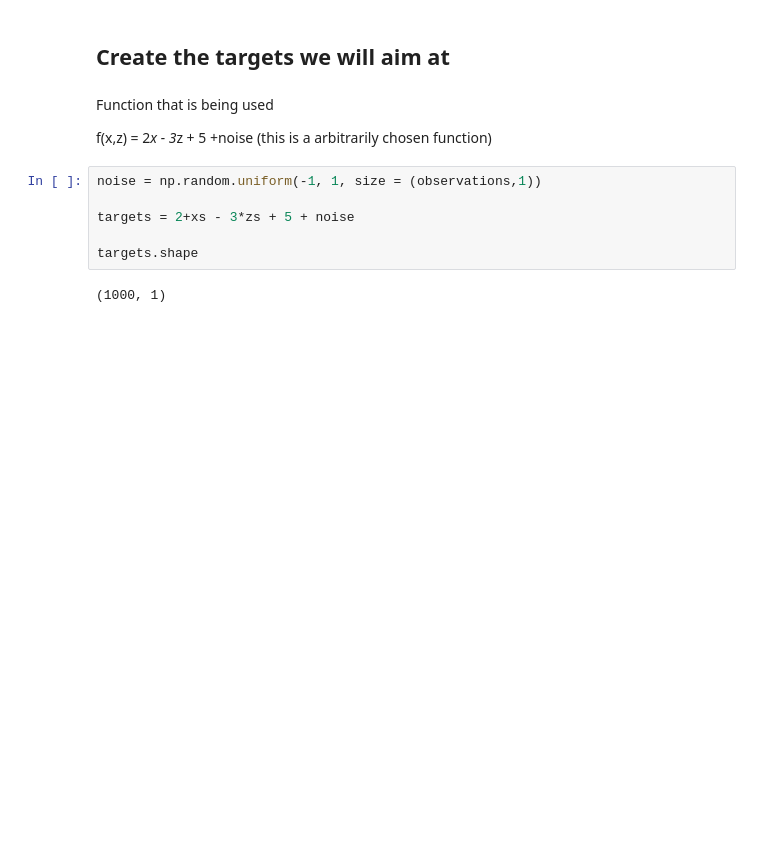
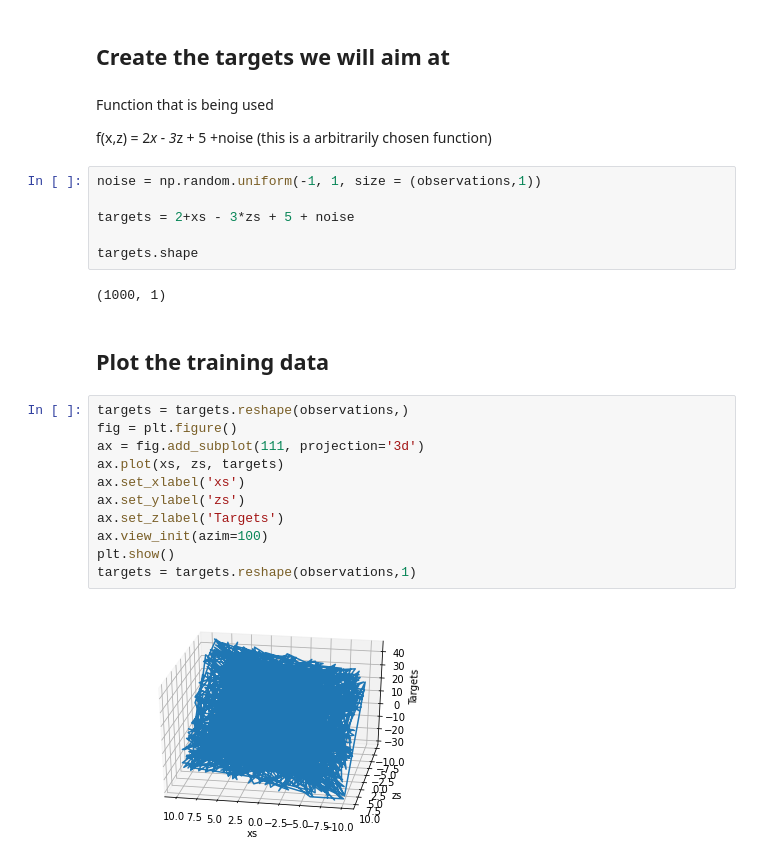
Before and after one commit to hemanjalireddy/neural_networks-with-numpy, a Jupyter notebook: minimal_example.ipynb, the cells around one changed output. Drawn from its saved outputs; the diff is of its cells as text; blank space fills up the shorter version.

Commit message:
Plot the training data

```diff
--- a/minimal_example.ipynb
+++ b/minimal_example.ipynb
@@ -31,3 +31,18 @@ targets = 2+xs - 3*zs + 5 + noise
 targets.shape
 # %% [output]
 (1000, 1)
+# %% [markdown]
+## Plot the training data
+# %%
+targets = targets.reshape(observations,)
+fig = plt.figure()
+ax = fig.add_subplot(111, projection='3d')
+ax.plot(xs, zs, targets)
+ax.set_xlabel('xs')
+ax.set_ylabel('zs')
+ax.set_zlabel('Targets')
+ax.view_init(azim=100)
+plt.show()
+targets = targets.reshape(observations,1)
+# %% [output]
+[figure, added]
```
